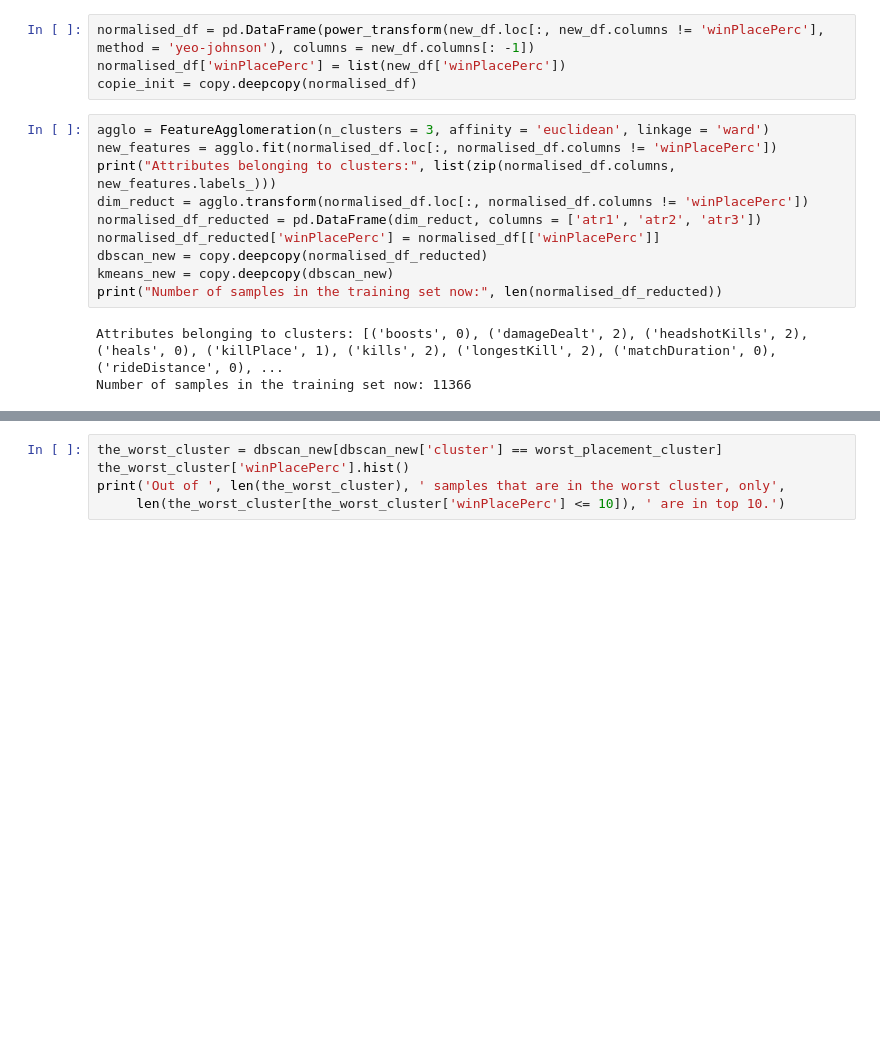
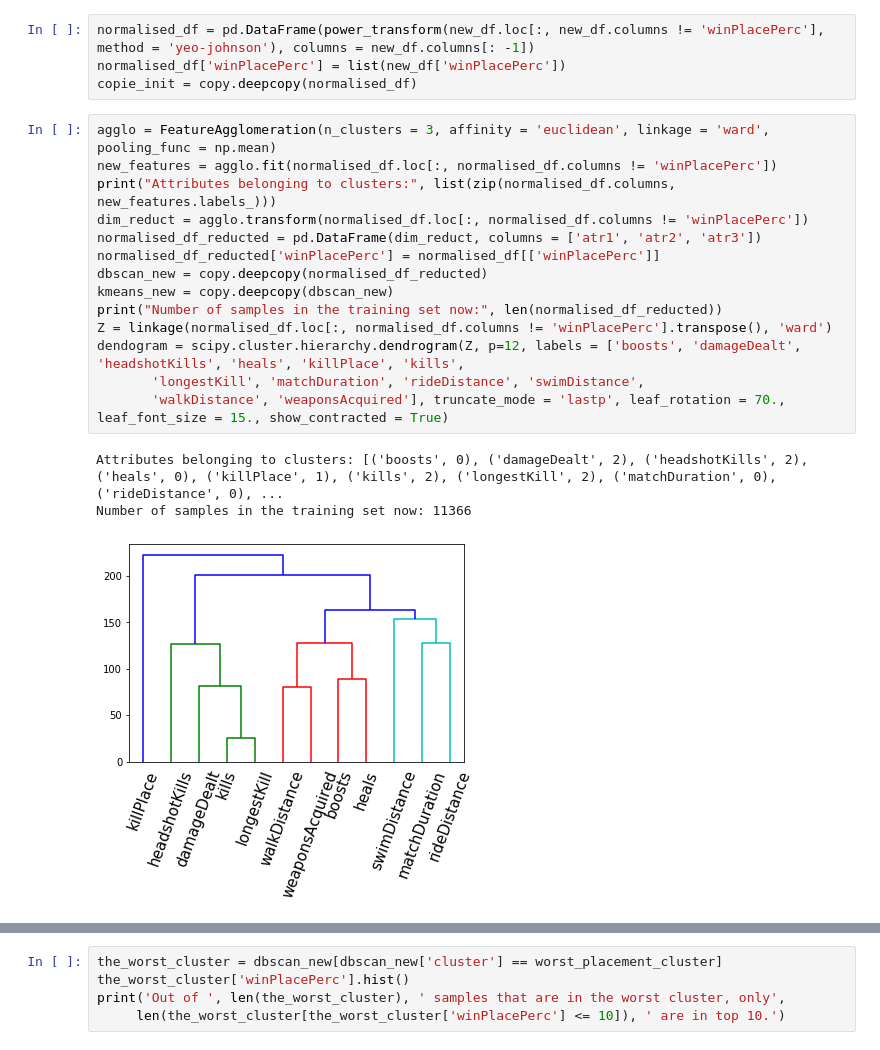
Before and after one commit to tudormanoleasa/PUBGPredictor, a Jupyter notebook: Untitled5.ipynb, the cells around one changed output, grey strips where cells are left out. Drawn from its saved outputs; the diff is of its cells as text; blank space fills up the shorter version.

```diff
--- a/Untitled5.ipynb
+++ b/Untitled5.ipynb
@@ -143,18 +148,23 @@ normalised_df = pd.DataFrame(power_transform(new_df.loc[:, new_df.columns != 'wi
 normalised_df['winPlacePerc'] = list(new_df['winPlacePerc'])
 copie_init = copy.deepcopy(normalised_df)
 # %%
-agglo = FeatureAgglomeration(n_clusters = 3, affinity = 'euclidean', linkage = 'ward')
+agglo = FeatureAgglomeration(n_clusters = 3, affinity = 'euclidean', linkage = 'ward', pooling_func = np.mean)
 new_features = agglo.fit(normalised_df.loc[:, normalised_df.columns != 'winPlacePerc'])
 print("Attributes belonging to clusters:", list(zip(normalised_df.columns, new_features.labels_)))
 dim_reduct = agglo.transform(normalised_df.loc[:, normalised_df.columns != 'winPlacePerc'])
 normalised_df_reducted = pd.DataFrame(dim_reduct, columns = ['atr1', 'atr2', 'atr3'])
 normalised_df_reducted['winPlacePerc'] = normalised_df[['winPlacePerc']]
 dbscan_new = copy.deepcopy(normalised_df_reducted)
 kmeans_new = copy.deepcopy(dbscan_new)
 print("Number of samples in the training set now:", len(normalised_df_reducted))
+Z = linkage(normalised_df.loc[:, normalised_df.columns != 'winPlacePerc'].transpose(), 'ward')
+dendogram = scipy.cluster.hierarchy.dendrogram(Z, p=12, labels = ['boosts', 'damageDealt', 'headshotKills', 'heals', 'killPlace', 'kills',
+       'longestKill', 'matchDuration', 'rideDistance', 'swimDistance',
+       'walkDistance', 'weaponsAcquired'], truncate_mode = 'lastp', leaf_rotation = 70., leaf_font_size = 15., show_contracted = True)
 # %% [output]
 Attributes belonging to clusters: [('boosts', 0), ('damageDealt', 2), ('headshotKills', 2), ('heals', 0), ('killPlace', 1), ('kills', 2), ('longestKill', 2), ('matchDuration', 0), ('rideDistance', 0), ...
 Number of samples in the training set now: 11366
+[figure, added]
 # %%
 SSE = []
 for k in range(1, 10):
```
Also changed, not shown: parts of 18 cells of this notebook.
